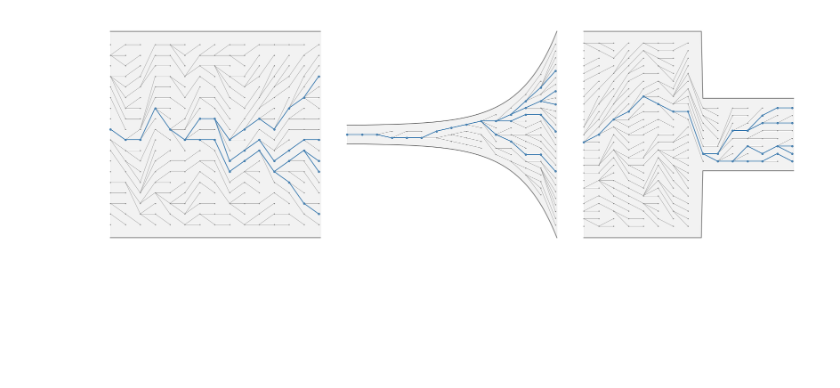
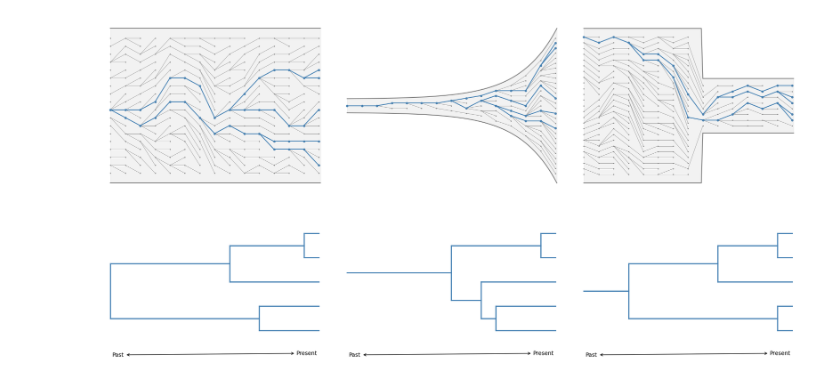
Before and after one commit to barneypotter24/doctoral_thesis, a Jupyter notebook: scripts/intro_plot_coalescent.ipynb, the cells around one changed output. Saved outputs shown, nothing was run; the diff lists cells and outputs as text; code cells hidden in the pictures; blank space fills up the shorter version.

```diff
--- a/scripts/intro_plot_coalescent.ipynb
+++ b/scripts/intro_plot_coalescent.ipynb
@@ -58,7 +63,7 @@ def make_generations(points):
     return generations
 
 
-def simulate_coalescent(generations):
+def simulate_coalescent(generations, rng):
     """Simulate the coalescent process on a list of generations"""
     segs = []
     # iterate backwards through the generations
@@ -69,7 +74,7 @@ def simulate_coalescent(generations):
         # each point chooses its ancestor uniformly at random from the previous generation
         # ancestors are just keyed by their y value
         for p in gen:
-            anc_idx = np.random.randint(0, len(generations[gen_idx - 1]))  # choose a random ancestor
+            anc_idx = rng.integers(0, len(generations[gen_idx - 1]))  # choose a random ancestor
             ancestor = (gen_idx - 1, anc_idx)
             # add the line segment from the ancestor to the current point to the list
             segs.append((ancestor, p))
@@ -169,8 +174,7 @@ def shift_lines(lines, shifts):
         new_lines.append(((line[0][0], line[0][1]-shifts[line[0][0]]), (line[1][0], line[1][1]-shifts[line[1][0]])))
     return new_lines
 # %%
-
-def plot_coalescent(n_generations, population_size, limiting_function, ax, bcolor='gray', bsize=1, scolor='steelblue', ssize=10, n=7):
+def plot_coalescent(n_generations, population_size, limiting_function, ax, rng, bcolor='gray', bsize=1, scolor='steelblue', ssize=10, n=7):
     # make the lattice points
     lpoints = make_lattice_points(n_generations-1, population_size-1) # deal with an off by one error
     # truncate by the limiting function
@@ -178,7 +182,7 @@ def plot_coalescent(n_generations, population_size, limiting_function, ax, bcolo
     # convert the truncated lattice points into points for each generation
     gen_pts = make_generations(lpoints)
     # simulate the coalescent process and untangle the segments
-    coal_segs = simulate_coalescent(gen_pts)
+    coal_segs = simulate_coalescent(gen_pts, rng)
     sorted_segs = untangle_coalescent(coal_segs, gen_pts)
     # sample a subset to highlight
     (sampled_coalescent, sampled_points) = sample_from_coalescent(sorted_segs, gen_pts, n)
@@ -192,38 +196,77 @@ def plot_coalescent(n_generations, population_size, limiting_function, ax, bcolo
     line_segments = LineCollection(new_lines, color=bcolor, lw=bsize/2, zorder = 1) # background line segments
     ax.add_collection(line_segments)
     plot_generation_points(new_gens, ax, color=bcolor, s=1, zorder=1) # background lattice points
 
     line_segments = LineCollection(new_sampled_lines, color=scolor) # sampled (foreground) line segments
     ax.add_collection(line_segments)
     plot_generation_points(new_sample, ax, color=scolor, s=ssize) # sampled (foreground) lattice points
 
     # now plot the limiting function over top
     t = np.arange(0, n_generations-.8, 0.1)
     y1 = list(map(lambda x: (x/2) +1, map(limiting_function, t)))
     y2 = list(map(lambda x: (-x/2) -1, map(limiting_function, t)))
     ax.plot(t, y1, color=bcolor)
     ax.plot(t, y2, color=bcolor)
 
     ax.fill_between(t, y1, y2, color=bcolor, alpha=0.1)
 
     ax.axis('off')
     return new_sampled_lines
 
+def plot_tree(ax, bt_tree, c_func, ylim=(-1,6)):
+    bt_tree.plotTree(ax=ax, x_attr=lambda k: k.absoluteTime, colour=c_func)
+    ax.axis('off')
+    ax.set_ylim(ylim)
+    ax.text(.5, -.5, 'Past', ha="center", va="center")
+    ax.annotate(text='Present', xy=(1,-.5), xytext=(12.5,-.5), arrowprops=dict(arrowstyle='<->'))
+
+
 n_generations = 20
 population_size = 25
 n = 5
 
 limiting_function_1 = lambda x: 0.7*population_size
 limiting_function_2 = lambda x: 0.1*exp(x*0.4) + .7
 limiting_function_3 = lambda x: population_size if x < (0.4*n_generations) else 0.3*population_size
 
-fig, (ax1, ax2, ax3) = plt.subplots(1,3, sharex=True, sharey=False, figsize=(18,6))
-np.random.seed(111)
-l1 = plot_coalescent(15, 35, limiting_function_1, ax=ax1, n=n)
-np.random.seed(666)
-l2 = plot_coalescent(15, 35, limiting_function_2, ax=ax2, n=n)
-l3f = plot_coalescent(15, 35, limiting_function_3, ax=ax3, n=n)
+# set random number generators to get the topologies we want
+rng1 = np.random.default_rng(104)
+rng2 = np.random.default_rng(203)
+rng3 = np.random.default_rng(302)
+
+# these newick trees match the rngs 104, 203, 302
+tree1 = "(((d:1,e:1):5,c:6):8,(a:4,b:4):10);"
+tree2 = "(((d:1,e:1):6,(a:5,(b:4,c:4):1):2):7);"
+tree3 = "((((c:1,d:1):4,e:5):6,(a:1,b:1):10):3);"
+# make the trees in baltic
+bt1 = bt.make_tree(tree1,verbose=False)
+bt2 = bt.make_tree(tree2,verbose=False)
+bt3 = bt.make_tree(tree3,verbose=False)
+for t in [bt1, bt2, bt3]:
+    t.traverse_tree() ## required to set heights
+    t.setAbsoluteTime(14.0)
+    t.drawTree()
+
+# Tree plotting params
+c_func=lambda k: 'steelblue' ## colour of branches
+
+# do the plotting
+fig, ((ax1, ax2, ax3), (ax4, ax5, ax6)) = plt.subplots(2,3,
+                                                       sharex=True,
+                                                       sharey=False,
+                                                       figsize=(18,9))
+l1 = plot_coalescent(15, 35, limiting_function_1,
+                     ax=ax1,rng=rng1, n=n)
+l2 = plot_coalescent(15, 35, limiting_function_2,
+                     ax=ax2, rng=rng2, n=n)
+l3f = plot_coalescent(15, 35, limiting_function_3,
+                      ax=ax3, rng=rng3, n=n)
+
+plot_tree(ax4, bt1, c_func)
+plot_tree(ax5, bt2, c_func)
+plot_tree(ax6, bt3, c_func)
+
 plt.tight_layout()
-plt.show()
+plt.savefig("../chapters/introduction/image/coalescent_schematic.png")
 # %% [output]
-[figure, old version]
+[figure, new version]
```
Also changed, not shown: parts of 2 cells of this notebook, 11 other files.
